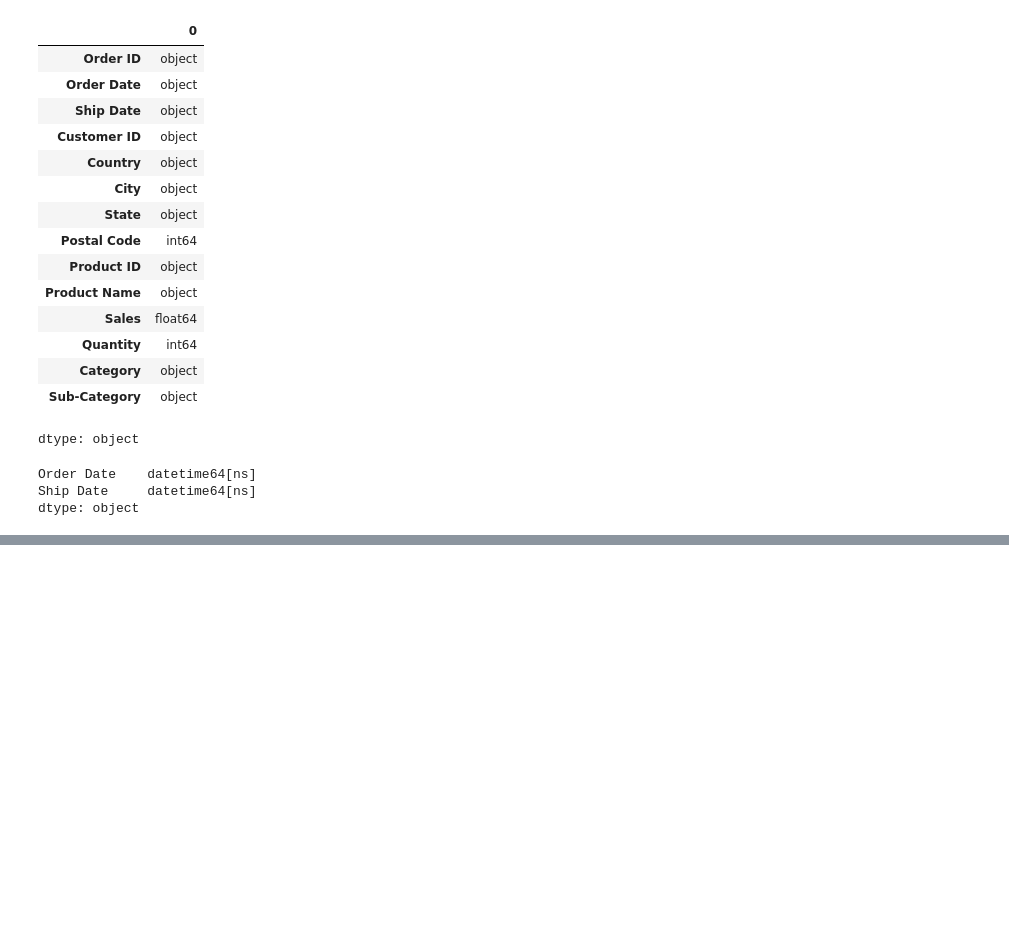
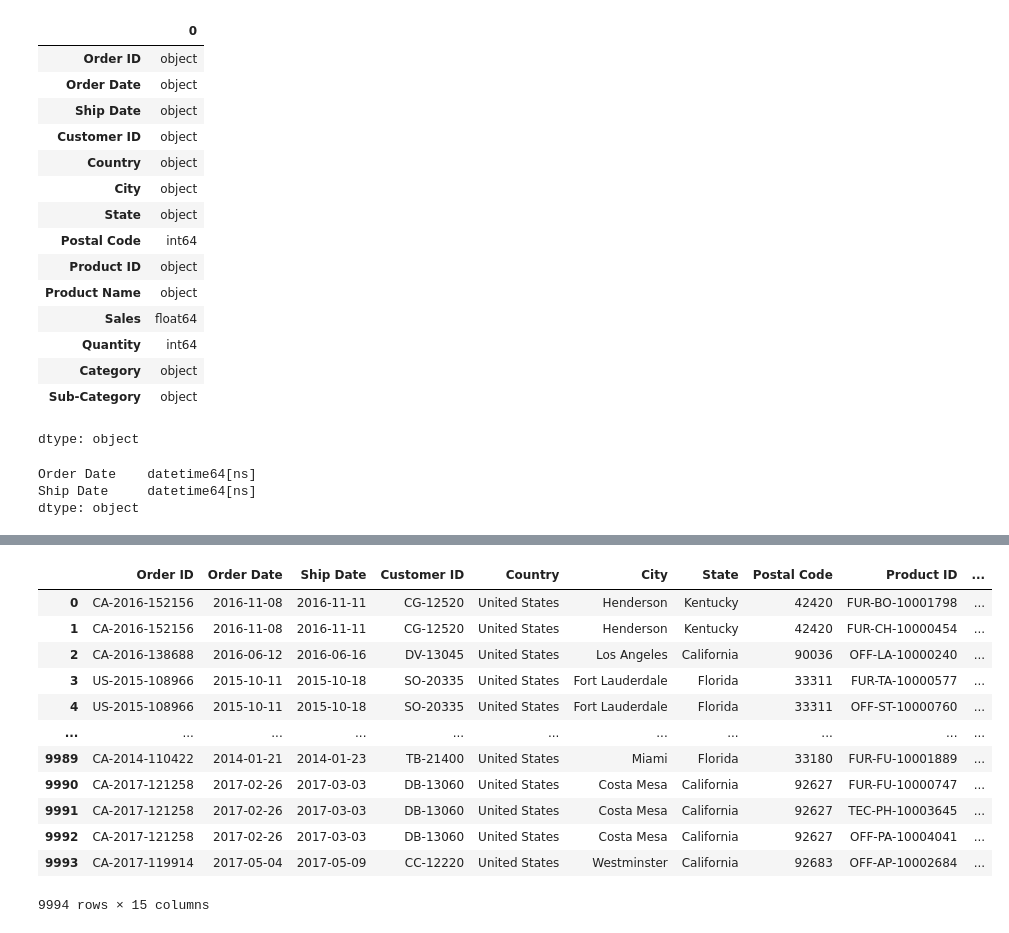
Before and after one commit to nancy-kataria/NexBuy, a Jupyter notebook: product_matching.ipynb, the cells around one changed output, grey strips where cells are left out. Cells and saved outputs as stored; diff of their text form; code cells hidden in the pictures; blank space fills up the shorter version.

```diff
--- a/product_matching.ipynb
+++ b/product_matching.ipynb
@@ -60,0 +117,23 @@ superstore_data.dropna(subset=columns_to_keep, inplace=True)
+# %%
+# add product_info column combining 'Product Name', 'Category', and 'Sub-Category'
+superstore_data['product_info'] = (
+    superstore_data['Product Name'].astype(str) + ' ' +
+    superstore_data['Category'].astype(str) + ' ' +
+    superstore_data['Sub-Category'].astype(str)
+)
+# %%
+superstore_data
+# %% [output]
+|  | Order ID | Order Date | Ship Date | Customer ID | Country | City | State | Postal Code | Product ID | ... |
+| 0 | CA-2016-152156 | 2016-11-08 | 2016-11-11 | CG-12520 | United States | Henderson | Kentucky | 42420 | FUR-BO-10001798 | ... |
+| 1 | CA-2016-152156 | 2016-11-08 | 2016-11-11 | CG-12520 | United States | Henderson | Kentucky | 42420 | FUR-CH-10000454 | ... |
+| 2 | CA-2016-138688 | 2016-06-12 | 2016-06-16 | DV-13045 | United States | Los Angeles | California | 90036 | OFF-LA-10000240 | ... |
+| 3 | US-2015-108966 | 2015-10-11 | 2015-10-18 | SO-20335 | United States | Fort Lauderdale | Florida | 33311 | FUR-TA-10000577 | ... |
+| 4 | US-2015-108966 | 2015-10-11 | 2015-10-18 | SO-20335 | United States | Fort Lauderdale | Florida | 33311 | OFF-ST-10000760 | ... |
+| ... | ... | ... | ... | ... | ... | ... | ... | ... | ... | ... |
+| 9989 | CA-2014-110422 | 2014-01-21 | 2014-01-23 | TB-21400 | United States | Miami | Florida | 33180 | FUR-FU-10001889 | ... |
+| 9990 | CA-2017-121258 | 2017-02-26 | 2017-03-03 | DB-13060 | United States | Costa Mesa | California | 92627 | FUR-FU-10000747 | ... |
+| 9991 | CA-2017-121258 | 2017-02-26 | 2017-03-03 | DB-13060 | United States | Costa Mesa | California | 92627 | TEC-PH-10003645 | ... |
+| 9992 | CA-2017-121258 | 2017-02-26 | 2017-03-03 | DB-13060 | United States | Costa Mesa | California | 92627 | OFF-PA-10004041 | ... |
+| 9993 | CA-2017-119914 | 2017-05-04 | 2017-05-09 | CC-12220 | United States | Westminster | California | 92683 | OFF-AP-10002684 | ... |
+9994 rows × 15 columns
```
Also changed, not shown: parts of 21 cells of this notebook.
